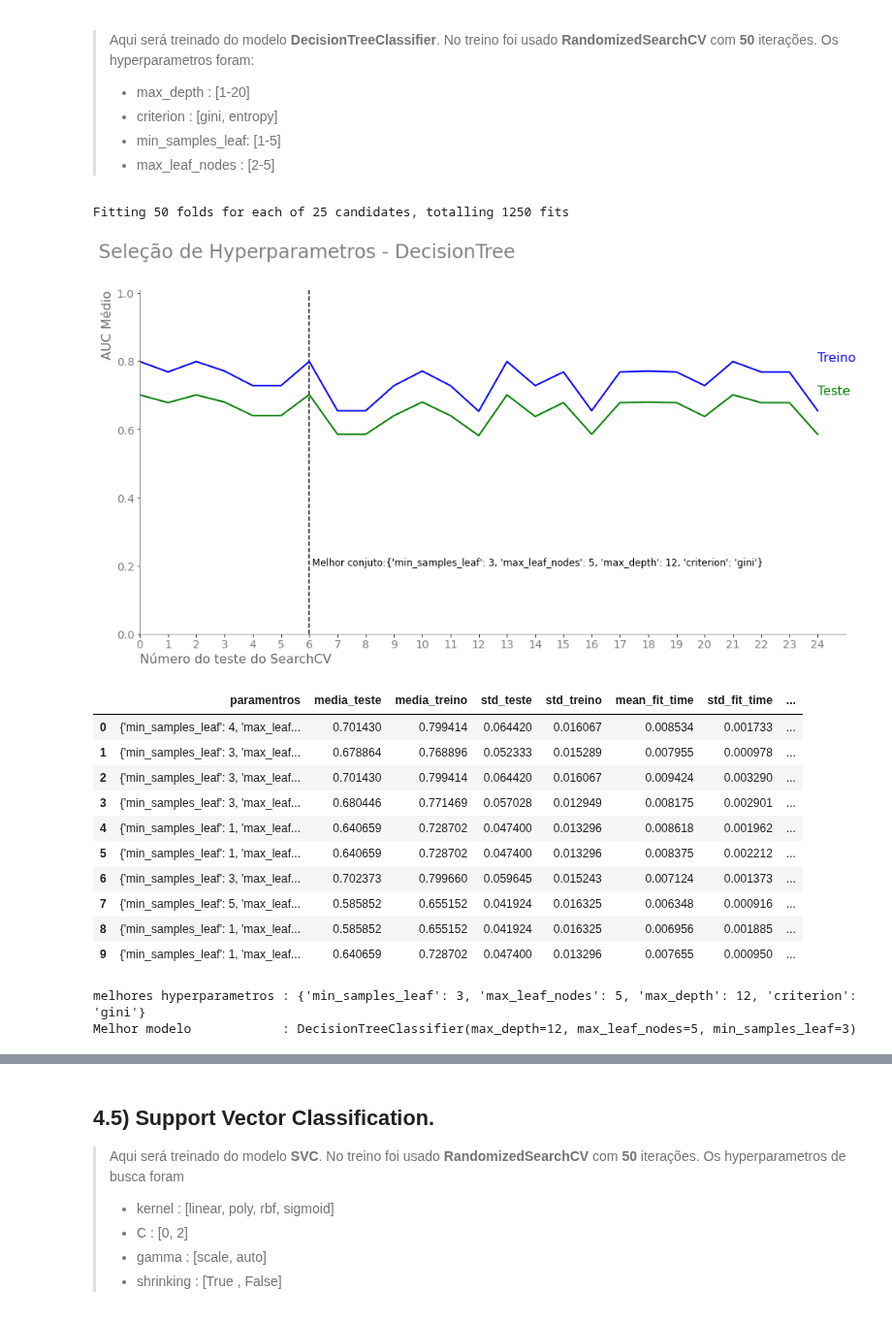
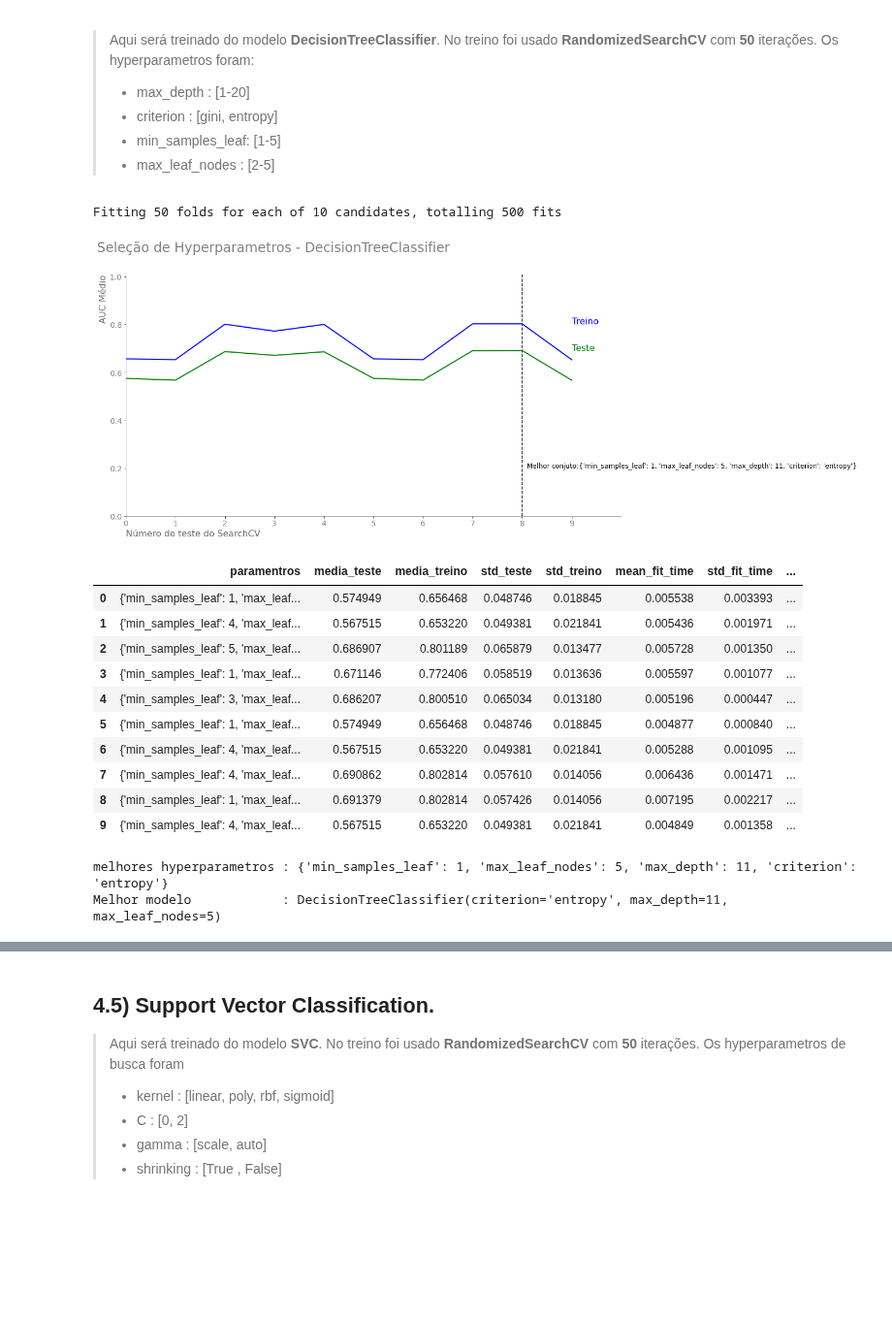
Before and after one commit to HenriqueCCdA/BC_DS_Projeto_Final, a Jupyter notebook: Notebooks/ML/treinamentos_dados1.ipynb, the cells around one changed output, grey strips where cells are left out. Shown at 97% size. Saved outputs shown, nothing was run; the diff lists cells and outputs as text; code cells hidden in the pictures; blank space fills up the shorter version.

```diff
--- a/Notebooks/ML/treinamentos_dados1.ipynb
+++ b/Notebooks/ML/treinamentos_dados1.ipynb
@@ -96,7 +99,7 @@ matplotlib : 3.3.4
 seed     = 1471523
 # %%
 path = "https://raw.githubusercontent.com/HenriqueCCdA/BC_DS_Projeto_Final/main/Dados/Tratados/dados_sem_coor_acima_do_valor_de_corte.csv"
-path = "../../Dados/Tratados/dados_sem_corr_acima_do_valor_de_corte.csv"
+path = "../../Dados/Tratados/dados_featurewiz.csv"
 dados = pd.read_csv(path)
 
 dimensao_dados(dados)
@@ -197,9 +196,11 @@ Número total de entradas para o Cross Validation : 315
 
 A opção **refit** foi deixado como **true** logo depois que o melhor modelo for selecioando o RandomizedSearchCV/GridSearchCv **re-treina** esse modelo com o dataset completo (treino+teste).
 # %%
-n_iter   = 25
+n_iter   = 10
 n_splits = 5
 n_repeats= 10
+# %%
+melhores_metriacas_cv_por_modelo = {}
 # %% [markdown]
 ## 4.1) DummyClassifier
 
@@ -239,19 +240,23 @@ Melhor modelo            : DummyClassifier(random_state=RandomState(MT19937) at
 # %%
 rng = RandomState(MT19937(SeedSequence(seed)))
 
-parameters = {'C': uniform(loc=0, scale=4)}
+parameters = hp.parameters_logistic_regression
+
 modelo = LogisticRegression(max_iter=1000, tol=1e-6)
 
-melhor_modelo_lr, res = treina(modelo = modelo,
+melhor_modelo_lr, res, melhor_metrica = treina(modelo = modelo,
                         x = x_cv,
                         y = y_cv,
                         parameters = parameters,
                         n_splits = n_splits,
                         n_repeats = n_repeats,
                         n_iter = n_iter,
-                        titulo = 'Seleção de Hyperparametros - LogisticRegression',
                         n = 10,
-                        rng=rng)
+                        rng=rng,
+                        pasta_saida_fig='fig/',
+                        f_save_fig=True)
+
+melhores_metriacas_cv_por_modelo[obtem_nome_modelo(modelo)] =  melhor_metrica
 
 res
 # %% [output]
@@ -282,41 +287,41 @@ Melhor modelo            : LogisticRegression(C=0.9705548504144978, max_iter=100
 # %%
 rng = RandomState(MT19937(SeedSequence(seed)))
 
-parameters = {'max_depth'       : np.arange(1, 21),
-              'criterion'       : ['gini', 'entropy'],
-              'min_samples_leaf': np.arange(1, 6),
-              'max_leaf_nodes'  : np.arange(2, 6)
-             }
+parameters = hp.parameters_decision_tree
+
 modelo = DecisionTreeClassifier()
 
-melhor_modelo_arvore, res = treina(modelo = modelo,
+melhor_modelo_arvore, res, melhor_metrica = treina(modelo = modelo,
                             x = x_cv,
                             y = y_cv,
                             parameters = parameters,
                             n_splits = n_splits,
                             n_repeats = n_repeats,
                             n_iter = n_iter,
-                            titulo = 'Seleção de Hyperparametros - DecisionTree',
                             n = 10,
-                            rng=rng)
+                            rng=rng,
+                            pasta_saida_fig='fig/',
+                            f_save_fig=True)
+
+melhores_metriacas_cv_por_modelo[obtem_nome_modelo(modelo)] =  melhor_metrica
 
 res
 # %% [output]
-Fitting 50 folds for each of 25 candidates, totalling 1250 fits
+Fitting 50 folds for each of 10 candidates, totalling 500 fits
-[figure, old version]
+[figure, new version]
 |  | paramentros | media_teste | media_treino | std_teste | std_treino | mean_fit_time | std_fit_time | ... |
-| 0 | {'min_samples_leaf': 4, 'max_leaf... | 0.701430 | 0.799414 | 0.064420 | 0.016067 | 0.008534 | 0.001733 | ... |
-| 1 | {'min_samples_leaf': 3, 'max_leaf... | 0.678864 | 0.768896 | 0.052333 | 0.015289 | 0.007955 | 0.000978 | ... |
-| 2 | {'min_samples_leaf': 3, 'max_leaf... | 0.701430 | 0.799414 | 0.064420 | 0.016067 | 0.009424 | 0.003290 | ... |
-| 3 | {'min_samples_leaf': 3, 'max_leaf... | 0.680446 | 0.771469 | 0.057028 | 0.012949 | 0.008175 | 0.002901 | ... |
-| 4 | {'min_samples_leaf': 1, 'max_leaf... | 0.640659 | 0.728702 | 0.047400 | 0.013296 | 0.008618 | 0.001962 | ... |
-| 5 | {'min_samples_leaf': 1, 'max_leaf... | 0.640659 | 0.728702 | 0.047400 | 0.013296 | 0.008375 | 0.002212 | ... |
-| 6 | {'min_samples_leaf': 3, 'max_leaf... | 0.702373 | 0.799660 | 0.059645 | 0.015243 | 0.007124 | 0.001373 | ... |
-| 7 | {'min_samples_leaf': 5, 'max_leaf... | 0.585852 | 0.655152 | 0.041924 | 0.016325 | 0.006348 | 0.000916 | ... |
-| 8 | {'min_samples_leaf': 1, 'max_leaf... | 0.585852 | 0.655152 | 0.041924 | 0.016325 | 0.006956 | 0.001885 | ... |
-| 9 | {'min_samples_leaf': 1, 'max_leaf... | 0.640659 | 0.728702 | 0.047400 | 0.013296 | 0.007655 | 0.000950 | ... |
+| 0 | {'min_samples_leaf': 1, 'max_leaf... | 0.574949 | 0.656468 | 0.048746 | 0.018845 | 0.005538 | 0.003393 | ... |
+| 1 | {'min_samples_leaf': 4, 'max_leaf... | 0.567515 | 0.653220 | 0.049381 | 0.021841 | 0.005436 | 0.001971 | ... |
+| 2 | {'min_samples_leaf': 5, 'max_leaf... | 0.686907 | 0.801189 | 0.065879 | 0.013477 | 0.005728 | 0.001350 | ... |
+| 3 | {'min_samples_leaf': 1, 'max_leaf... | 0.671146 | 0.772406 | 0.058519 | 0.013636 | 0.005597 | 0.001077 | ... |
+| 4 | {'min_samples_leaf': 3, 'max_leaf... | 0.686207 | 0.800510 | 0.065034 | 0.013180 | 0.005196 | 0.000447 | ... |
+| 5 | {'min_samples_leaf': 1, 'max_leaf... | 0.574949 | 0.656468 | 0.048746 | 0.018845 | 0.004877 | 0.000840 | ... |
+| 6 | {'min_samples_leaf': 4, 'max_leaf... | 0.567515 | 0.653220 | 0.049381 | 0.021841 | 0.005288 | 0.001095 | ... |
+| 7 | {'min_samples_leaf': 4, 'max_leaf... | 0.690862 | 0.802814 | 0.057610 | 0.014056 | 0.006436 | 0.001471 | ... |
+| 8 | {'min_samples_leaf': 1, 'max_leaf... | 0.691379 | 0.802814 | 0.057426 | 0.014056 | 0.007195 | 0.002217 | ... |
+| 9 | {'min_samples_leaf': 4, 'max_leaf... | 0.567515 | 0.653220 | 0.049381 | 0.021841 | 0.004849 | 0.001358 | ... |
-melhores hyperparametros : {'min_samples_leaf': 3, 'max_leaf_nodes': 5, 'max_depth': 12, 'criterion': 'gini'}
-Melhor modelo            : DecisionTreeClassifier(max_depth=12, max_leaf_nodes=5, min_samples_leaf=3)
+melhores hyperparametros : {'min_samples_leaf': 1, 'max_leaf_nodes': 5, 'max_depth': 11, 'criterion': 'entropy'}
+Melhor modelo            : DecisionTreeClassifier(criterion='entropy', max_depth=11, max_leaf_nodes=5)
 # %% [markdown]
 ---
 ## 4.4) Forest Tree
```
Also changed, not shown: parts of 16 cells of this notebook, 10 other files.
